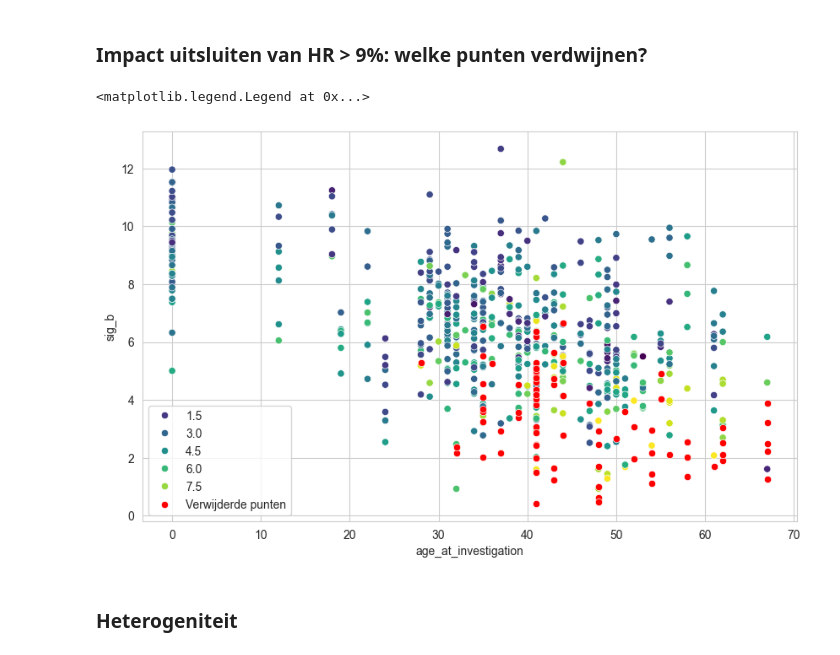
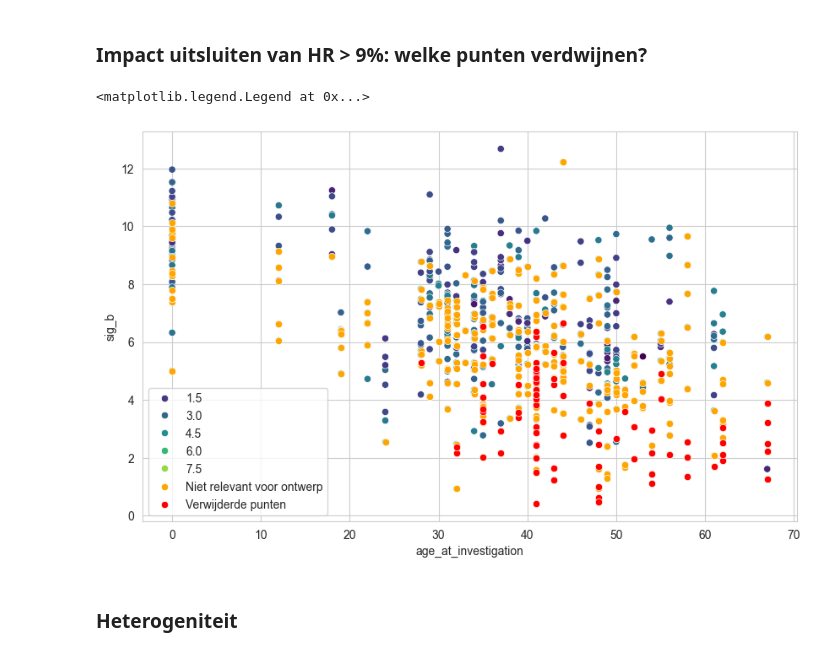
Before and after one commit to amavrits/asphalt-db, a Jupyter notebook: results/ExploratoryForPresentation.ipynb, the cells around one changed output. Drawn from its saved outputs; the diff is of its cells as text; code cells hidden in the pictures.

```diff
--- a/results/ExploratoryForPresentation.ipynb
+++ b/results/ExploratoryForPresentation.ipynb
@@ -300,6 +245,7 @@ sns.scatterplot(data=df_final, x='V_Ber', y='sig_b', hue='brittleness',style='ma
 <Axes: xlabel='V_Ber', ylabel='sig_b'>
 [figure]
 # %%
+data_per_dike_project = get_section_based_statistics(df_final, dikes_and_projects)
 data_per_dike_project.head()
 # %% [output]
 |  | borehole_id | project_dike_id | construction_year | investigation_year | project_id | dike_id | ... |
@@ -341,12 +287,13 @@ df_final['heterogeneity_category'] = df_final['project_dike_id'].map(heterogenei
 # %%
 fig, ax = plt.subplots(figsize=(10, 6))
 threshold_hr = 9
 sns.scatterplot(ax=ax, data=df_final.loc[df_final['HR'] < threshold_hr], x='age_at_investigation', y='sig_b', hue='HR',palette='viridis')
+sns.scatterplot(ax=ax, data=df_final.loc[df_final['HR'] > 4], x='age_at_investigation', y='sig_b', color= 'orange', label = 'Niet relevant voor ontwerp')
 sns.scatterplot(ax=ax, data=df_final.loc[df_final['HR'] > threshold_hr], x='age_at_investigation', y='sig_b', color= 'red', label = 'Verwijderde punten')
 plt.legend()
 # %% [output]
 <matplotlib.legend.Legend at 0x...>
-[figure, old version]
+[figure, new version]
 # %% [markdown]
 ### Heterogeniteit
 # %%
```
Also changed, not shown: parts of 9 cells of this notebook, 2 other files.
